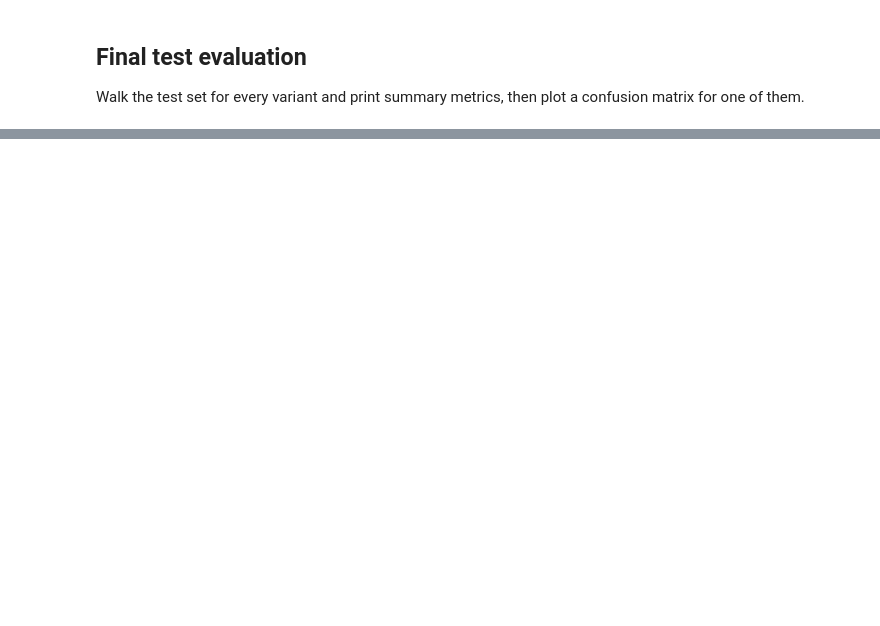
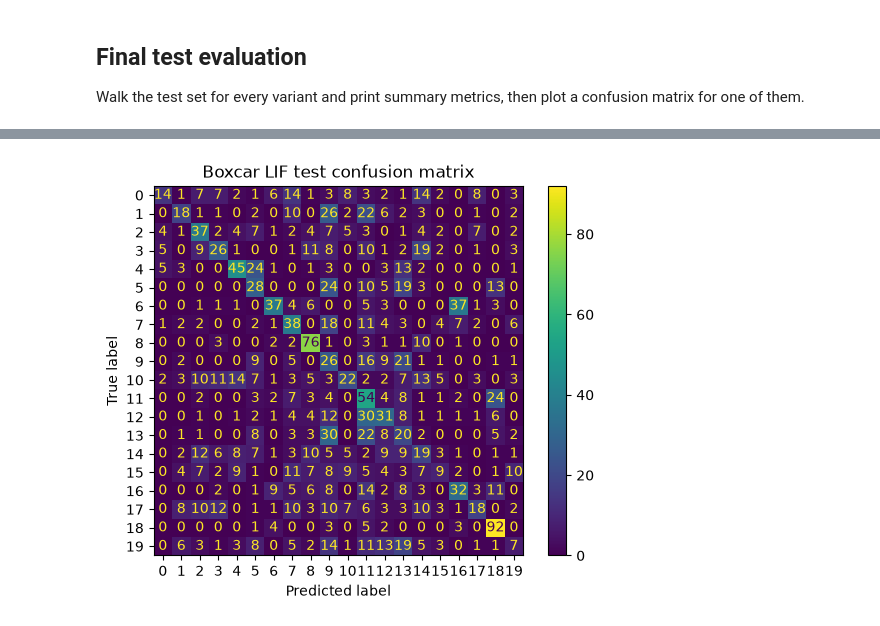
Before and after one commit to kmheckel/spyx, a Jupyter notebook: docs/examples/surrogate_gradient/shd_sg_surrogate_comparison.ipynb, the cells around one changed output, grey strips where cells are left out. Saved outputs shown, nothing was run; the diff lists cells and outputs as text; code cells hidden in the pictures; blank space fills up the shorter version.

```diff
--- a/docs/examples/surrogate_gradient/shd_sg_surrogate_comparison.ipynb
+++ b/docs/examples/surrogate_gradient/shd_sg_surrogate_comparison.ipynb
@@ -33,3 +35,12 @@ CHANNELS = 256
 shd_dl = spyx.data.SHD_loader(batch_size=BATCH, sample_T=SAMPLE_T, channels=CHANNELS)
 augment = spyx.data.shift_augment(max_shift=16, axes=(2,))
 N_CLASSES = int(shd_dl.act_shape[0])
+
+# Prestage the whole dataset onto the accelerator once, then scan over the
+# prestaged batches each epoch. This is dramatically faster than re-decoding
+# SHD through the streaming grain pipeline every epoch, and the whole dataset
+# fits comfortably in memory. `prestage` returns per-batch arrays shaped
+# (num_batches, batch, packed_time, channels).
+train_obs, train_labels = shd_dl.prestage("train")
+test_obs, test_labels = shd_dl.prestage("test")
+print("prestaged train:", train_obs.shape, " test:", test_obs.shape)
@@ -73,6 +86,8 @@ def run_experiment(activation, name, *, epochs=30, lr=1e-4, seed=0):
     model = make_snn(activation, seed=seed)
     optimizer = nnx.Optimizer(model, optax.chain(optax.centralize(), optax.lion(lr)), wrt=nnx.Param)
     rng = jax.random.PRNGKey(seed)
+    n_train = train_obs.shape[0]
+    n_test = test_obs.shape[0]
 
     @nnx.jit
     def train_step(model, optimizer, events, targets):
@@ -92,17 +107,19 @@ def run_experiment(activation, name, *, epochs=30, lr=1e-4, seed=0):
 
     history = []
     for _ in trange(epochs, desc=name):
+        rng, perm_key = jax.random.split(rng)
+        order = jax.random.permutation(perm_key, n_train)
         train_losses = []
-        for batch in shd_dl.train_epoch():
+        for bi in order:
             rng, k = jax.random.split(rng)
-            events = augment(_unpack(batch.obs), k)
-            targets = jnp.asarray(batch.labels)
+            events = augment(_unpack(train_obs[bi]), k)
+            targets = train_labels[bi]
             train_losses.append(train_step(model, optimizer, events, targets))
 
         accs, losses = [], []
-        for batch in shd_dl.test_epoch():
-            events = _unpack(batch.obs)
-            targets = jnp.asarray(batch.labels)
+        for bi in range(n_test):
+            events = _unpack(test_obs[bi])
+            targets = test_labels[bi]
             a, l = eval_step(model, events, targets)
             accs.append(a)
             losses.append(l)
@@ -117,7 +134,7 @@ def run_experiment(activation, name, *, epochs=30, lr=1e-4, seed=0):
 
 Per-surrogate learning-rate hints follow the original notebook's tuned values; the original used 500 epochs. Drop `EPOCHS` to a smaller value while iterating.
 # %%
-EPOCHS = 30
+EPOCHS = 15  # rendered with a reduced budget; see the note above.
 
 arctan_hist, arctan_model = run_experiment(spyx.axn.arctan(), "arctan", epochs=EPOCHS, lr=1e-4)
 superspike_hist, superspike_model = run_experiment(spyx.axn.superspike(), "superspike", epochs=EPOCHS, lr=1e-4)
@@ -155,9 +174,9 @@ def test_step(model, events, targets):
 
 def test(model):
     accs, losses, all_preds, all_tgts = [], [], [], []
-    for batch in shd_dl.test_epoch():
-        events = _unpack(batch.obs)
-        targets = jnp.asarray(batch.labels)
+    for bi in range(test_obs.shape[0]):
+        events = _unpack(test_obs[bi])
+        targets = test_labels[bi]
         a, l, preds = test_step(model, events, targets)
         accs.append(a)
         losses.append(l)
@@ -189,3 +208,4 @@ cm = confusion_matrix(tgts, preds)
 ConfusionMatrixDisplay(cm).plot()
 plt.title("Boxcar LIF test confusion matrix")
 plt.show()
+# %% [output]
@@ -191,0 +218 @@ plt.show()
+[figure, added]
```
Also changed, not shown: parts of 4 cells of this notebook, 31 other files.
